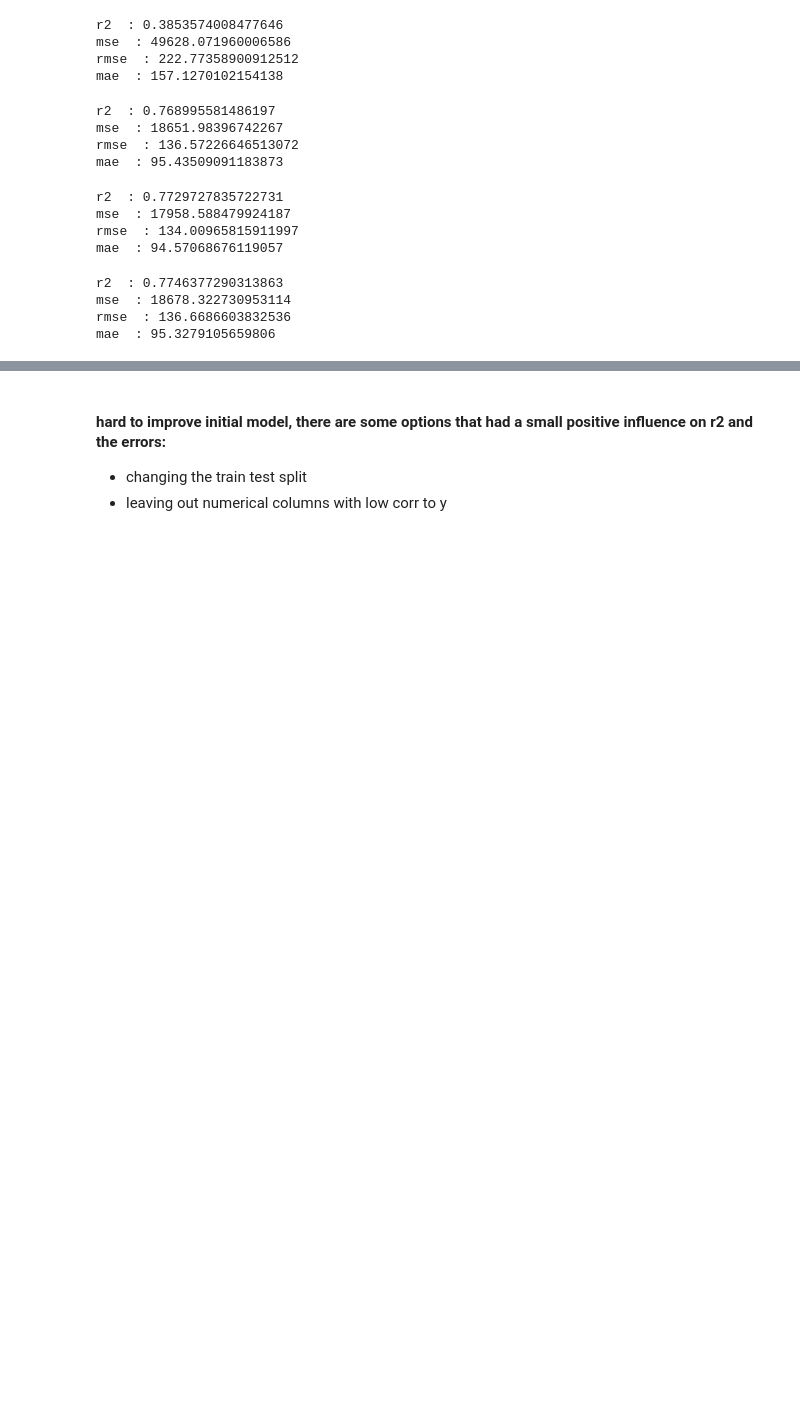
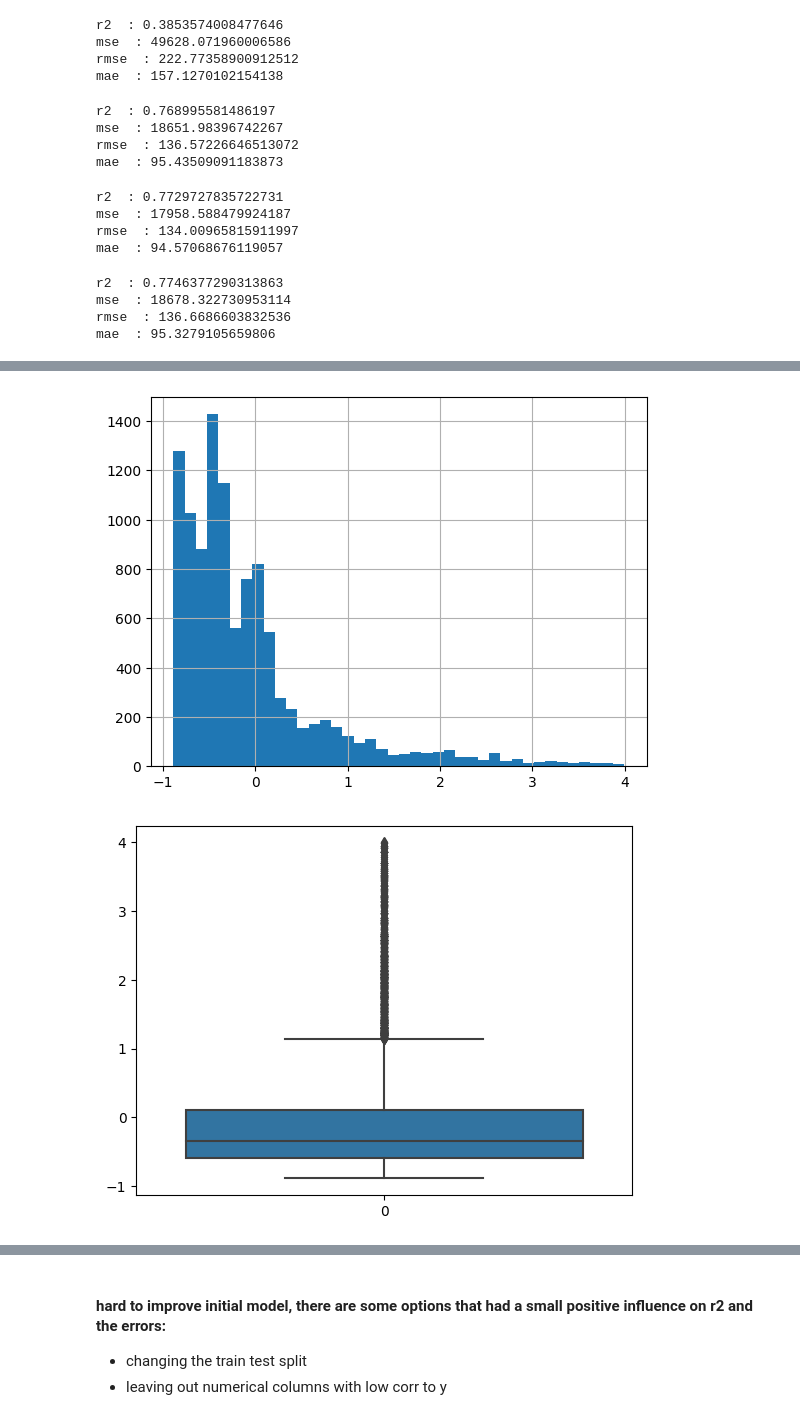
Before and after one commit to Xamweis/lab-customer-analysis-round-2, a Jupyter notebook: solution_6_7_final.ipynb, the cells around one changed output, grey strips where cells are left out. Cells and saved outputs as stored; diff of their text form; code cells hidden in the pictures; blank space fills up the shorter version.

Commit message:
testing without outliers

```diff
--- a/solution_6_7_final.ipynb
+++ b/solution_6_7_final.ipynb
@@ -157,10 +157,10 @@ mse  : 18651.98396742267
 rmse  : 136.57226646513072
 mae  : 95.43509091183873
 # %%
-def fit_and_try(inputs, t_size=0.2):
+def fit_and_try(inputs, output=y, t_size=0.2):
     global y #ugly and not necessary
     lm = linear_model.LinearRegression()
-    lm_data = fill_model_data(inputs, y, t_size)
+    lm_data = fill_model_data(inputs, output, t_size)
     lm.fit(lm_data['X_train'], lm_data['y_train'])
     lm_data['pred_test'] = lm.predict(lm_data['X_test'])
     eval_preds(lm_data)
@@ -334,3 +334,9 @@ r2  : 0.7746377290313863
 mse  : 18678.322730953114
 rmse  : 136.6686603832536
 mae  : 95.3279105659806
+# %%
+# dropping outliers
+
+# create new dataframe containing 'best' filtered elements and target
+data9 = pd.concat((X2.copy(), y), axis=1)
+data9.describe().T.head(3)
@@ -336,0 +348,10 @@ mae  : 95.3279105659806
+# %%
+# looking at distributions
+
+data9['customer_lifetime_value'].hist(bins=40)
+plt.show()
+sns.boxplot(data9['customer_lifetime_value'])
+plt.show()
+# %% [output]
+[figure, added]
+[figure, added]
```
Also changed, not shown: parts of 7 cells of this notebook.
